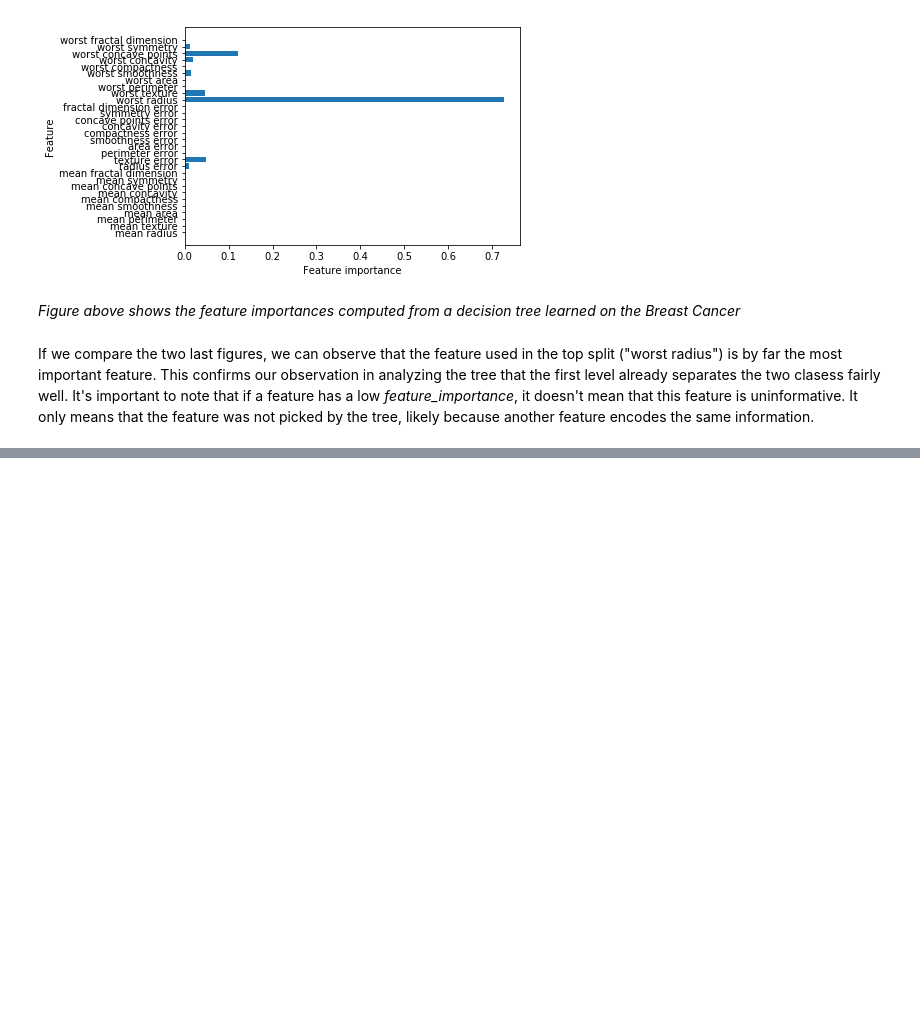
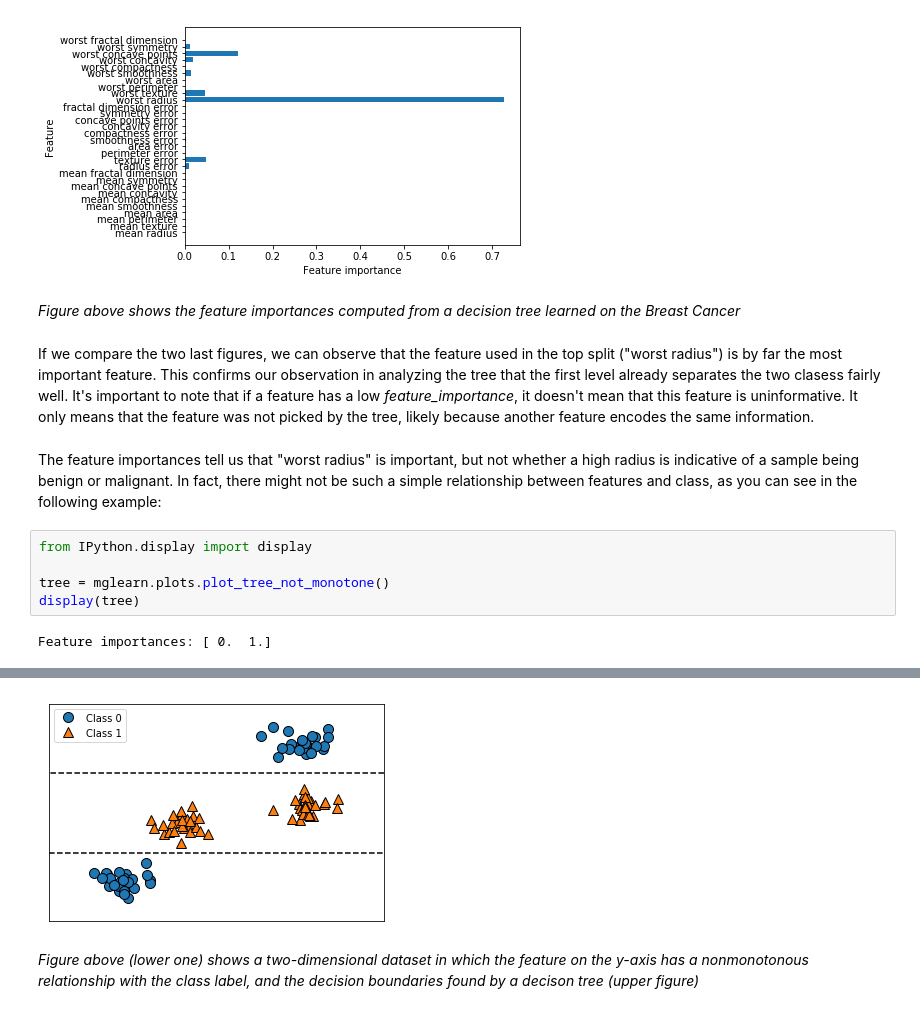
Before and after one commit to abudata/Machine_Learning, a Jupyter notebook: Supervised_Learning_Decision_Trees.ipynb, the cells around one changed output, grey strips where cells are left out. Saved outputs shown, nothing was run; the diff lists cells and outputs as text; blank space fills up the shorter version.

```diff
--- a/Supervised_Learning_Decision_Trees.ipynb
+++ b/Supervised_Learning_Decision_Trees.ipynb
@@ -168,3 +168,12 @@ plot_feature_importance_cancer(tree)
 # %% [markdown]
 If we compare the two last figures, we can observe that the feature used in the top split ("worst radius") is by far the most important feature. This confirms our observation in analyzing the tree that the first level already separates the two clasess fairly well.
 It's important to note that if a feature has a low *feature_importance*, it doesn't mean that this feature is uninformative. It only means that the feature was not picked by the tree, likely because another feature encodes the same information.
+# %% [markdown]
+The feature importances tell us that "worst radius" is important, but not whether a high radius is indicative of a sample being benign or malignant. In fact, there might not be such a simple relationship between features and class, as you can see in the following example:
+# %%
+from IPython.display import display
+
+tree = mglearn.plots.plot_tree_not_monotone()
+display(tree)
+# %% [output]
+Feature importances: [ 0.  1.]
@@ -170,0 +181,3 @@ It's important to note that if a feature has a low *feature_importance*, it does
+[figure, added]
+# %% [markdown]
+*Figure above (lower one) shows a two-dimensional dataset in which the feature on the y-axis has a nonmonotonous relationship with the class label, and the decision boundaries found by a decison tree (upper figure)*
```
Also changed, not shown: parts of 2 cells of this notebook.
